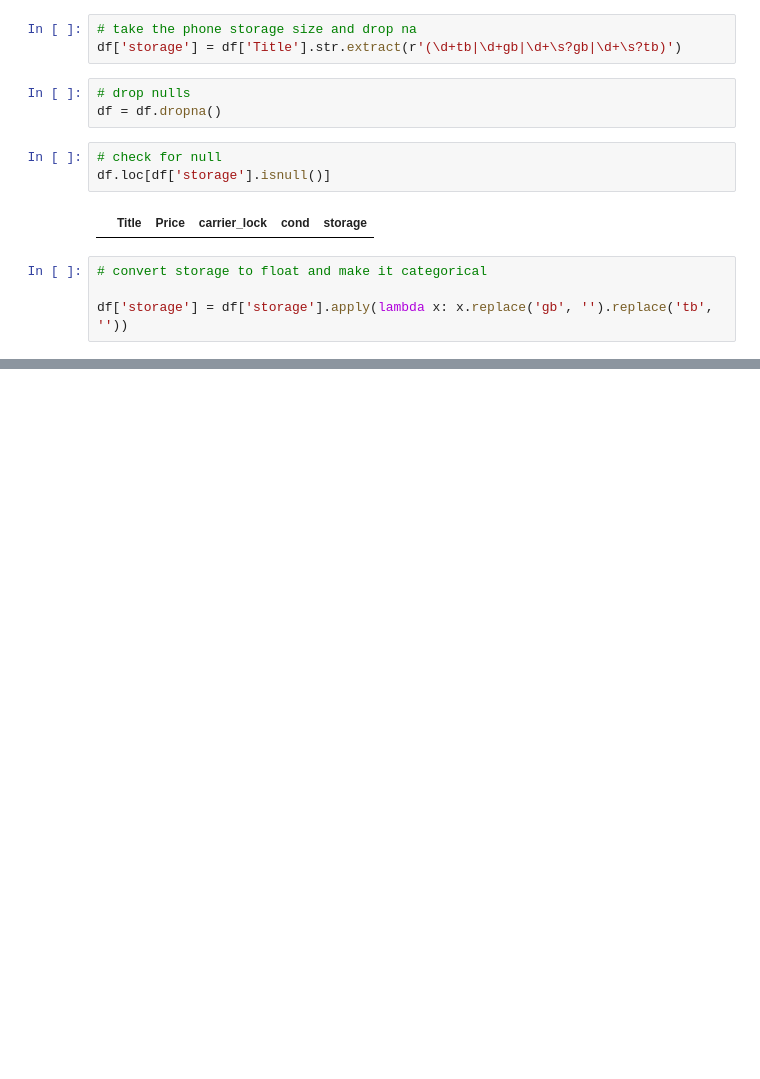
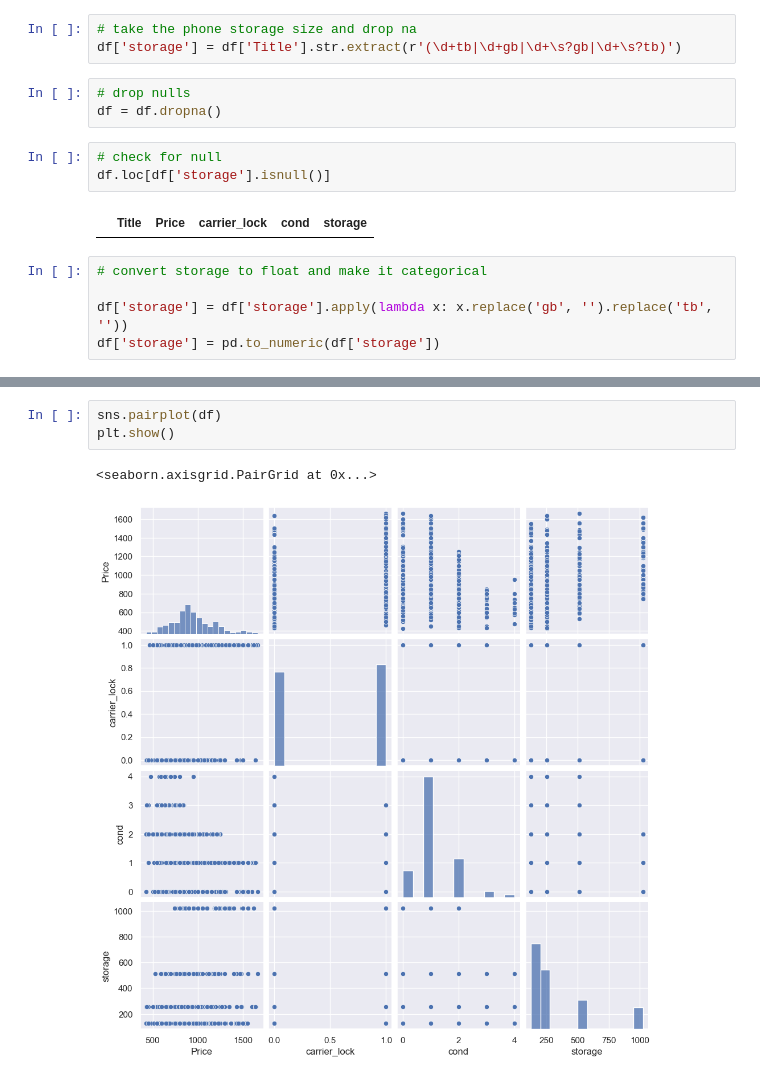
Before and after one commit to kunkoala/ds_ebay_iphone_prices, a Jupyter notebook: ebay_iphone_prices.ipynb, the cells around one changed output, grey strips where cells are left out. Drawn from its saved outputs; the diff is of its cells as text; blank space fills up the shorter version.

```diff
--- a/ebay_iphone_prices.ipynb
+++ b/ebay_iphone_prices.ipynb
@@ -309,3 +294,4 @@ df.loc[df['storage'].isnull()]
 # convert storage to float and make it categorical
 
 df['storage'] = df['storage'].apply(lambda x: x.replace('gb', '').replace('tb', ''))
+df['storage'] = pd.to_numeric(df['storage'])
@@ -338,0 +360,6 @@ Name: storage, Length: 858, dtype: int64
+# %%
+sns.pairplot(df)
+plt.show()
+# %% [output]
+<seaborn.axisgrid.PairGrid at 0x...>
+[figure, added]
```
Also changed, not shown: parts of 12 cells of this notebook.
